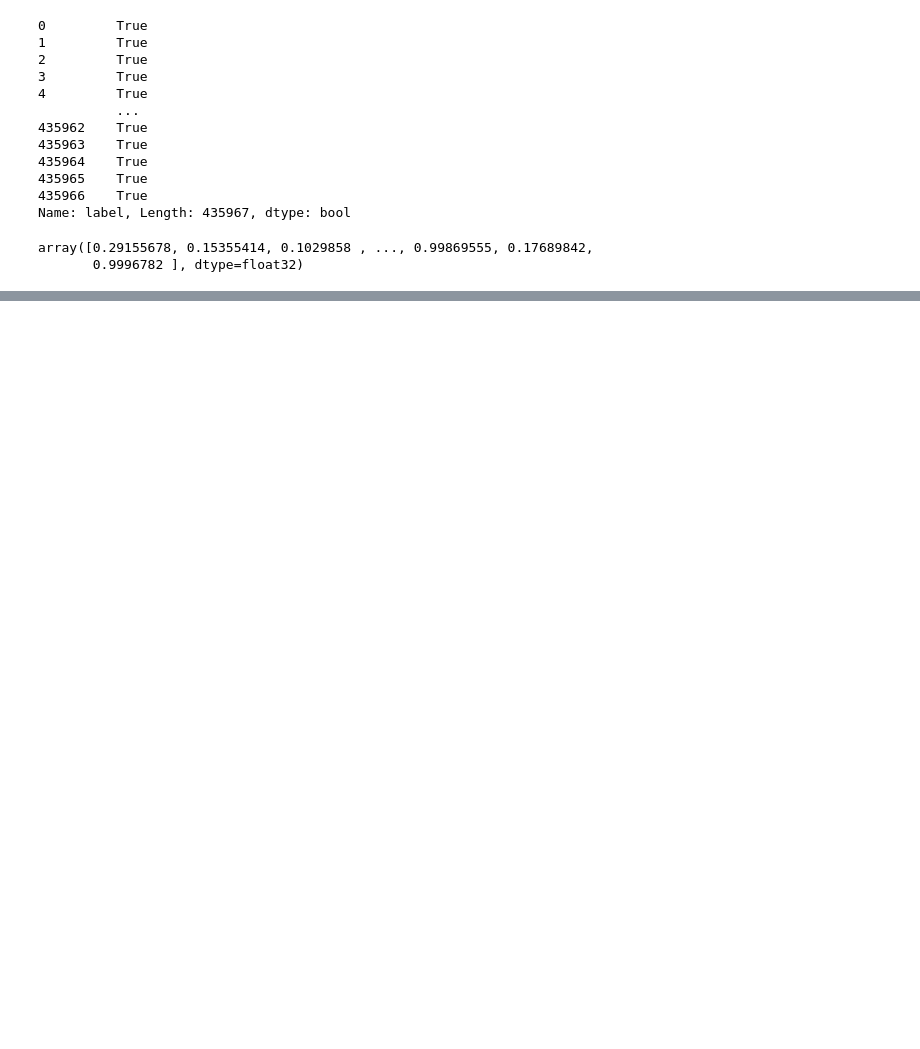
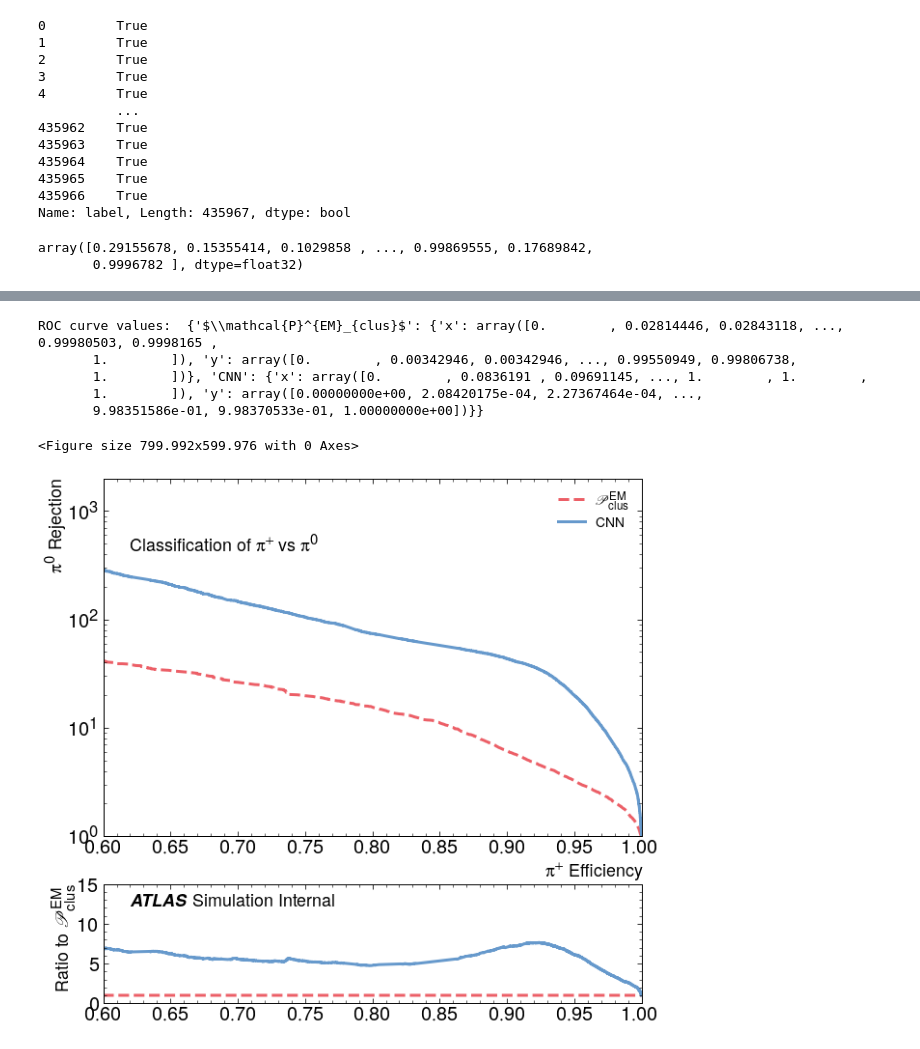
Before and after one commit to diliamariap/LCStudies, a Jupyter notebook: classifier/TopoClusterClassifierPlotting_Dilia.ipynb, the cells around one changed output, grey strips where cells are left out. Drawn from its saved outputs; the diff is of its cells as text; code cells hidden in the pictures; blank space fills up the shorter version.

```diff
--- a/classifier/TopoClusterClassifierPlotting_Dilia.ipynb
+++ b/classifier/TopoClusterClassifierPlotting_Dilia.ipynb
@@ -194,0 +178,17 @@ ROC curve values:  {'$\\mathcal{P}^{EM}_{clus}$': {'x': array([0.00000000e+00, 1
+# %%
+pu.roc_plot_scores([1-pdata_merged.cluster_EM_PROBABILITY.to_numpy(),scores_p1_d02[:,1]],plabels,pdata_merged,
+                   labels = ['$\mathcal{P}^{EM}_{clus}$', 'CNN'],
+                   x_min = 0.6, x_max = 1.0, y_min = 1, y_max = 2000,
+                   x_log = False, y_log = True, rejection = True,
+                   x_label = '$\pi^{+}$ Efficiency', y_label = '$\pi^{0}$ Rejection',
+                   atlas_x = 0.05, atlas_y = 0.925, simulation = True, atlas_status = 'Internal',
+                   linestyles = ['dashed','solid', 'dashdot', (0, (3, 1, 1, 1, 1, 1))], colorgrouping = -1,
+                   textlist = [{'x': 0.05, 'y': 0.8, 'text': 'Classification of $\pi^{+}$ vs $\pi^{0}$'}])
+# %% [output]
+ROC curve values:  {'$\\mathcal{P}^{EM}_{clus}$': {'x': array([0.        , 0.02814446, 0.02843118, ..., 0.99980503, 0.9998165 ,
+       1.        ]), 'y': array([0.        , 0.00342946, 0.00342946, ..., 0.99550949, 0.99806738,
+       1.        ])}, 'CNN': {'x': array([0.        , 0.0836191 , 0.09691145, ..., 1.        , 1.        ,
+       1.        ]), 'y': array([0.00000000e+00, 2.08420175e-04, 2.27367464e-04, ...,
+       9.98351586e-01, 9.98370533e-01, 1.00000000e+00])}}
+<Figure size 799.992x599.976 with 0 Axes>
+[figure, added]
```
Also changed, not shown: parts of 4 cells of this notebook, 1 other file.
